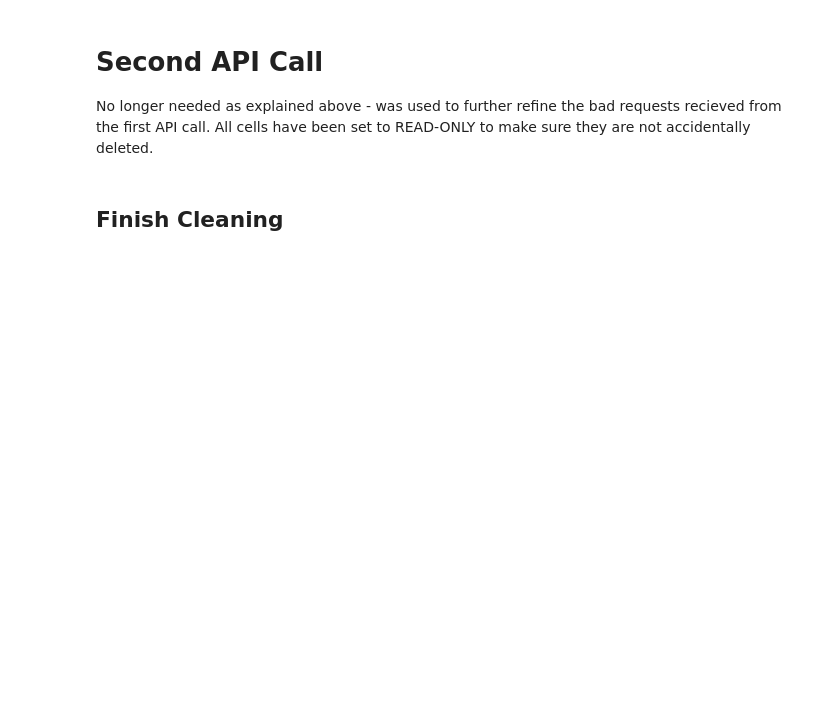
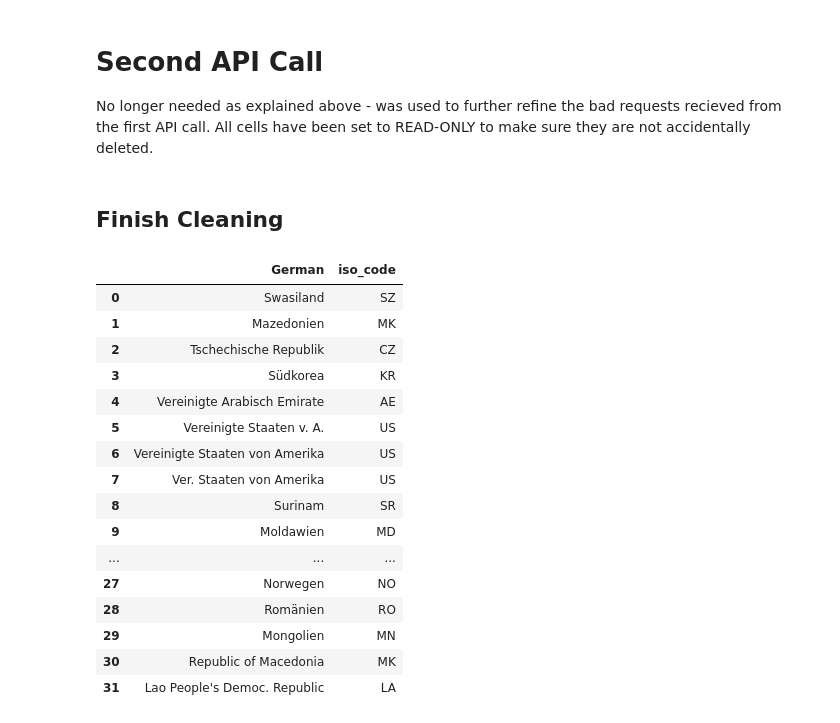
Before and after one commit to herzf012/world-disaster-risk-visualization, a Jupyter notebook: extract_transform_notebook.ipynb, the cells around one changed output. Drawn from its saved outputs; the diff is of its cells as text; code cells hidden in the pictures; blank space fills up the shorter version.

```diff
--- a/extract_transform_notebook.ipynb
+++ b/extract_transform_notebook.ipynb
@@ -351,8 +509,26 @@ No longer needed as explained above - was used to further refine the bad request
 # %% [markdown]
 ## Finish Cleaning
 # %%
-full_country_codes_csv = pd.read_csv('data/corrected_country_codes.csv')
+full_country_codes_csv = pd.read_csv('static/data/corrected_country_codes.csv')
 full_country_codes_csv
+# %% [output]
+|  | German | iso_code |
+| 0 | Swasiland | SZ |
+| 1 | Mazedonien | MK |
+| 2 | Tschechische Republik | CZ |
+| 3 | Südkorea | KR |
+| 4 | Vereinigte Arabisch Emirate | AE |
+| 5 | Vereinigte Staaten v. A. | US |
+| 6 | Vereinigte Staaten von Amerika | US |
+| 7 | Ver. Staaten von Amerika | US |
+| 8 | Surinam | SR |
+| 9 | Moldawien | MD |
+| ... | ... | ... |
+| 27 | Norwegen | NO |
+| 28 | Romänien | RO |
+| 29 | Mongolien | MN |
+| 30 | Republic of Macedonia | MK |
+| 31 | Lao People's Democ. Republic | LA |
 # %%
 cleaned_country_df = import_csv_merge.merge(full_country_codes_csv,how='left',left_on='Region',right_on='German').copy()
 cleaned_country_df['iso_code_y'] = cleaned_country_df['iso_code_y'].fillna(cleaned_country_df['iso_code_x'])
```
Also changed, not shown: parts of 34 cells of this notebook, 6 other files.
